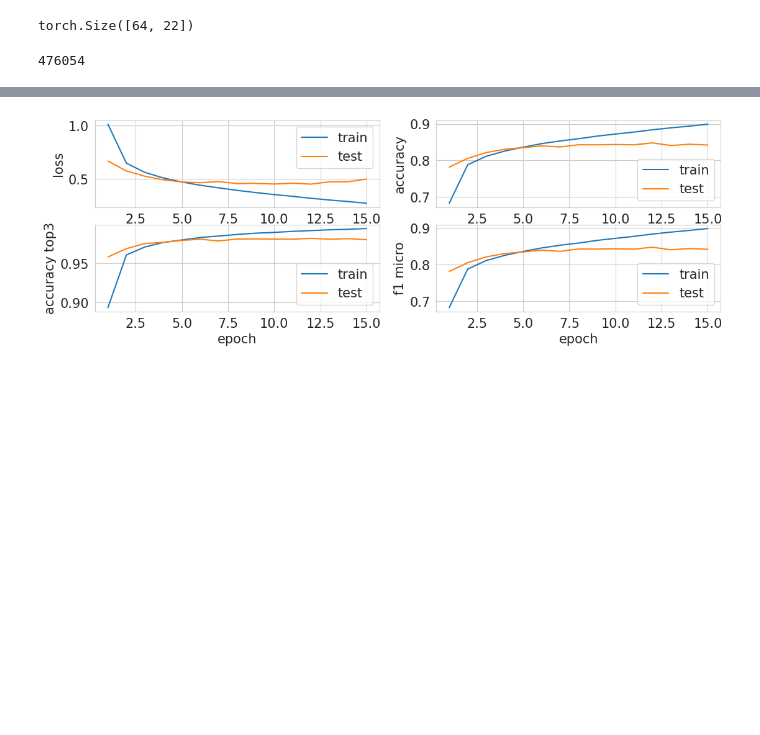
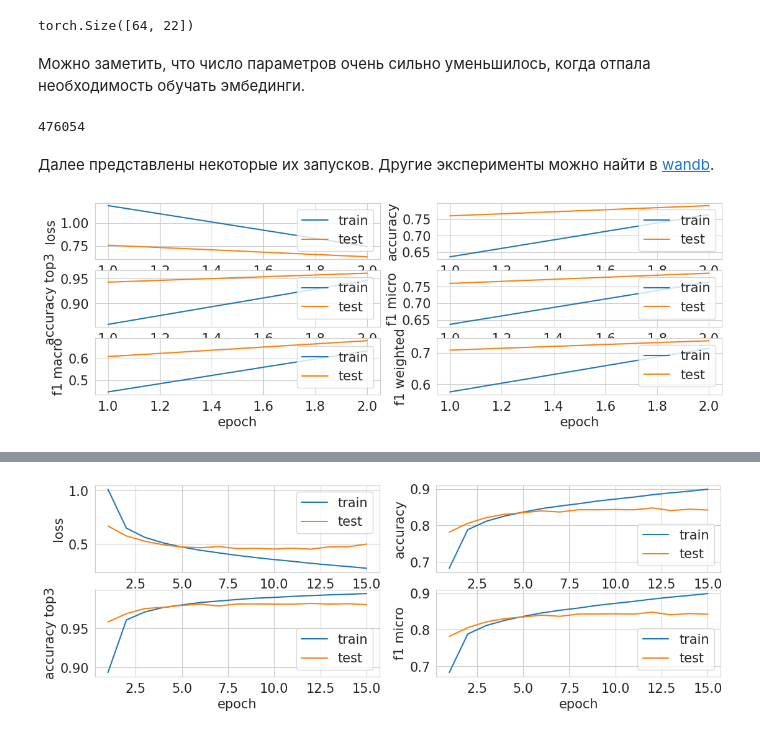
Before and after one commit to sophieebuz/HSE_MLDS_project_year1, a Jupyter notebook: models/DL_experiments/DL_models_LSTM.ipynb, the cells around one changed output, grey strips where cells are left out. Saved outputs shown, nothing was run; the diff lists cells and outputs as text; code cells hidden in the pictures; blank space fills up the shorter version.

Commit message:
Fixed files with LSTM

```diff
--- a/models/DL_experiments/DL_models_LSTM.ipynb
+++ b/models/DL_experiments/DL_models_LSTM.ipynb
@@ -32,3 +45,3 @@ num_classes
 # %%
-weights_train = torch.from_numpy(df_train['topic_le'].value_counts(normalize=True).values)
-weights_test = torch.from_numpy(df_test['topic_le'].value_counts(normalize=True).values)
+weights_train = torch.from_numpy(df_train['topic_le2'].value_counts(normalize=True).sort_index().values.astype(np.float32))
+weights_test = torch.from_numpy(df_test['topic_le2'].value_counts(normalize=True).sort_index().values.astype(np.float32))
@@ -201,12 +213,12 @@ plt.rcParams.update({'font.size': 15})
 
 def plot_losses(train_losses, test_losses, train_metrics, valid_metrics):
     clear_output()
-    fig, axs = plt.subplots(2, 2, figsize=(13, 4))
+    fig, axs = plt.subplots(3, 2, figsize=(13, 4))
     axs[0][0].plot(range(1, len(train_losses) + 1), train_losses, label='train')
     axs[0][0].plot(range(1, len(test_losses) + 1), test_losses, label='test')
     axs[0][0].set_ylabel('loss')
 
-    for (ax1, ax2), train_m_name, valid_m_name in zip(((0, 1), (1, 0), (1, 1)), train_metrics, valid_metrics):
+    for (ax1, ax2), train_m_name, valid_m_name in zip(((0, 1), (1, 0), (1, 1), (2, 0), (2, 1)), train_metrics, valid_metrics):
         train_m, valid_m = train_metrics[train_m_name], valid_metrics[valid_m_name]
         axs[ax1][ax2].plot(range(1, len(train_m) + 1), train_m, label='train')
         axs[ax1][ax2].plot(range(1, len(valid_m) + 1), valid_m, label='test')
@@ -295,9 +330,10 @@ def training_epoch(model, optimizer, criterion, train_loader, weights, tqdm_desc
             "accuracy top3": partial(accuracy_top_k, k=3),
             "f1 micro": partial(multiclass_f1_score, average="micro", num_classes=logits.size(-1)),
             "f1 macro": partial(multiclass_f1_score, average="macro", num_classes=logits.size(-1)),
+            "f1 class": partial(multiclass_f1_score, average=None, num_classes=logits.size(-1)),
             "f1 weighted": partial(f1_weighted, weights=weights)
         }.items():
-            metrics[m_name] += m(logits, labels).item()
+            metrics[m_name] += m(logits, labels)
         num_batches += 1
         if num_batches % 100 == 0:
             wandb.log({
@@ -330,9 +366,10 @@ def validation_epoch(model, criterion, valid_loader, weights, tqdm_desc):
             "accuracy top3": partial(accuracy_top_k, k=3),
             "f1 micro": partial(multiclass_f1_score, average="micro", num_classes=logits.size(-1)),
             "f1 macro": partial(multiclass_f1_score, average="macro", num_classes=logits.size(-1)),
+            "f1 class": partial(multiclass_f1_score, average=None, num_classes=logits.size(-1)),
             "f1 weighted": partial(f1_weighted, weights=weights),
         }.items():
-            metrics[m_name] += m(logits, labels).item()
+            metrics[m_name] += m(logits, labels)
         num_batches += 1
 
     valid_loss /= num_batches
@@ -343,10 +380,12 @@ def validation_epoch(model, criterion, valid_loader, weights, tqdm_desc):
 
 def train(model, optimizer, scheduler, criterion,
           train_loader, valid_loader,
-          num_epochs, weights_train, weights_valid, name):
+          num_epochs, weights_train, weights_valid, name,
+          early_stop_thresh):
     wandb.init(project="HSE_MLDS_Project_year1", name=name)
     wandb.watch(model)
 
+    best_f1_weighted, best_epoch = -1, -1
     train_losses, valid_losses = [], []
     train_metrics, valid_metrics = defaultdict(list), defaultdict(list)
 
@@ -363,8 +402,10 @@ def train(model, optimizer, scheduler, criterion,
         # логирование
         wandb.log({
             "train loss": train_loss, "test loss": valid_loss,
-            **{f"train {k}": v for k, v in train_metric.items()},
-            **{f"test {k}": v for k, v in valid_metric.items()},
+            **{f"train f1 for class {idx}": v.item() for idx, v in enumerate(train_metric.pop("f1 class", []))},
+            **{f"test f1 for class {idx}": v.item() for idx, v in enumerate(valid_metric.pop("f1 class", []))},
+            **{f"train {k}": v.item() for k, v in train_metric.items()},
+            **{f"test {k}": v.item() for k, v in valid_metric.items()},
             "epoch": epoch,
             "lr": scheduler.get_last_lr()[0] if scheduler is not None else optimizer.param_groups[-1]['lr']
         })
@@ -375,10 +416,18 @@ def train(model, optimizer, scheduler, criterion,
         train_losses.append(train_loss)
         valid_losses.append(valid_loss)
         for m_name, m_value in train_metric.items():
-            train_metrics[m_name].append(m_value)
+            train_metrics[m_name].append(m_value.item())
         for m_name, m_value in valid_metric.items():
-            valid_metrics[m_name].append(m_value)
+            valid_metrics[m_name].append(m_value.item())
         plot_losses(train_losses, valid_losses, train_metrics, valid_metrics)
+
+        # early stopping
+        if valid_metric['f1 weighted'] > best_f1_weighted:
+            best_f1_weighted = valid_metric['f1 weighted']
+            best_epoch = epoch
+        elif epoch - best_epoch > early_stop_thresh:
+            print("Early stopped training at epoch %d" % epoch)
+            break
 
     wandb.finish()
     return train_losses, valid_losses, train_metrics, valid_metrics
@@ -502,13 +559,25 @@ NUM_EPOCHS = 100
 
 model = LSTMClassifierFastText(
     ft.get_dimension(), num_classes,
-    bidirectional=True, dropout_prob=0.1,
+    bidirectional=True, dropout_prob=0.3,
 ).to(device)
 optimizer = torch.optim.Adam(model.parameters())
 scheduler = torch.optim.lr_scheduler.CosineAnnealingLR(optimizer, NUM_EPOCHS)
 criterion = torch.nn.CrossEntropyLoss()
+# %% [markdown]
+Можно заметить, что число параметров очень сильно уменьшилось, когда отпала необходимость обучать эмбединги.
 # %%
 # число параметров
 sum(param.numel() for param in model.parameters())
 # %% [output]
 476054
+# %% [markdown]
+Далее представлены некоторые их запусков. Другие эксперименты можно найти в [wandb](https://wandb.ai/sofibuz/HSE_MLDS_Project_year1).
+# %%
+train_losses, valid_losses, train_metrics, valid_metrics = train(
+    model, optimizer, scheduler, criterion, train_loader, test_loader,
+    NUM_EPOCHS, weights_train.to(device), weights_test.to(device),
+    name='LSTM--fasttext-v04', early_stop_thresh=5,
+)
+# %% [output]
+[figure, added]
```
Also changed, not shown: parts of 27 cells of this notebook.
